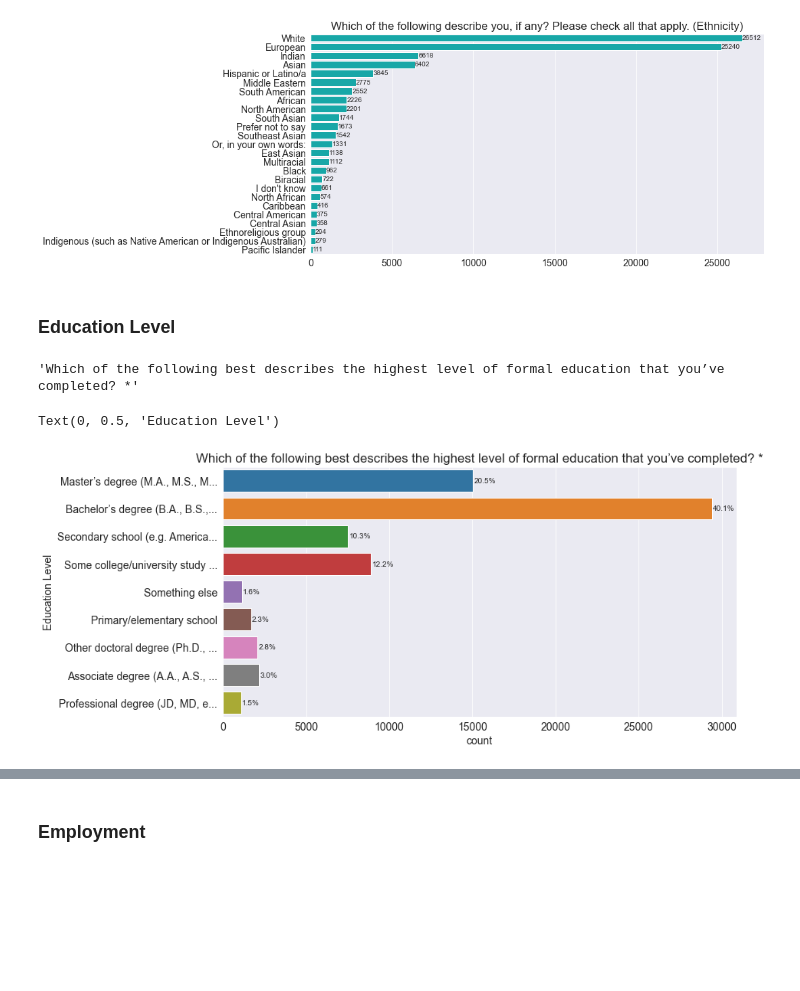
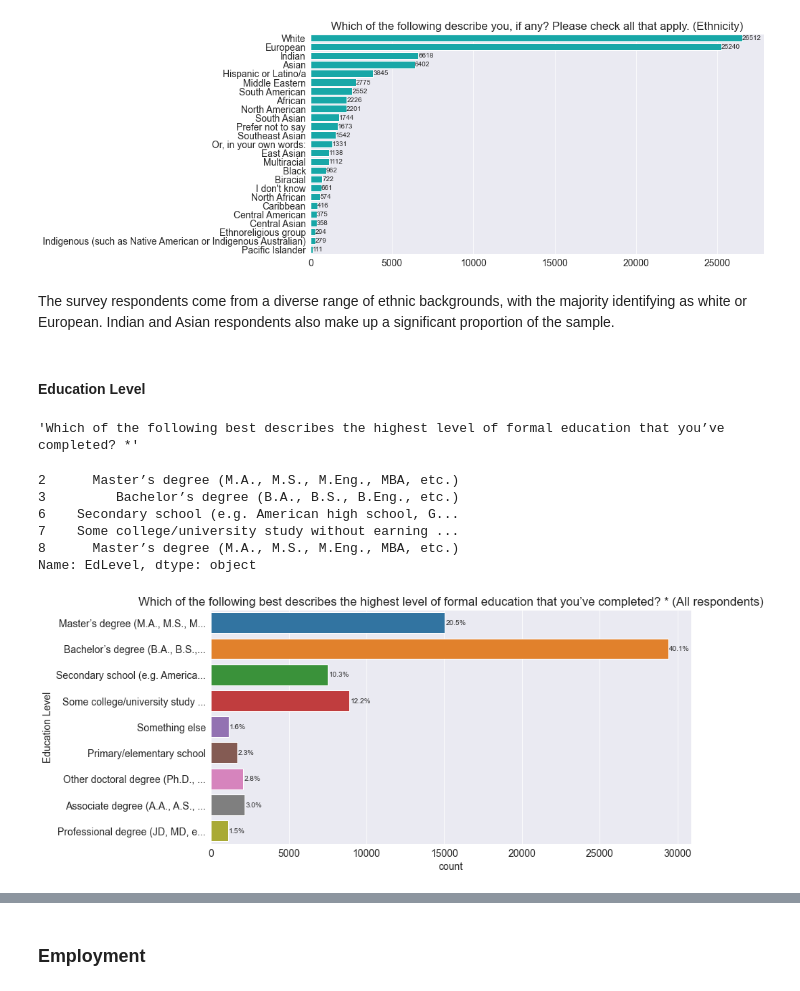
Before and after one commit to hemanth-sharma/Stackoverflow-Survey-2022-Data-Exploration, a Jupyter notebook: Stack_overflow.ipynb, the cells around one changed output, grey strips where cells are left out. Drawn from its saved outputs; the diff is of its cells as text; code cells hidden in the pictures; blank space fills up the shorter version.

```diff
--- a/Stack_overflow.ipynb
+++ b/Stack_overflow.ipynb
@@ -506,30 +482,44 @@ for i, v in enumerate(race_total_series.sort_values(ascending=False)):
 plt.show()
 # %% [output]
 [figure]
+# %% [markdown]
+The survey respondents come from a diverse range of ethnic backgrounds, with the majority identifying as white or European. Indian and Asian respondents also make up a significant proportion of the sample.
 # %% [markdown]
-### Education Level
+#### Education Level
 # %%
 questionsData['EdLevel']
 # %% [output]
 'Which of the following best describes the highest level of formal education that you’ve completed? *'
+# %%
+survey_df['EdLevel'].dropna().head()
+# survey_df['EdLevel'].value_counts()
+# %% [output]
+2      Master’s degree (M.A., M.S., M.Eng., MBA, etc.)
+3         Bachelor’s degree (B.A., B.S., B.Eng., etc.)
+6    Secondary school (e.g. American high school, G...
+7    Some college/university study without earning ...
+8      Master’s degree (M.A., M.S., M.Eng., MBA, etc.)
+Name: EdLevel, dtype: object
 # %%
 plt.figure(figsize=(12, 6))
-plt.title(questionsData['EdLevel'])
+plt.title(questionsData['EdLevel'] + " (All respondents)")
 ax = sns.countplot(y=survey_df.EdLevel)
 
-# Fixing y axis labels
-labels = [label.get_text()[:30] + '...' if len(label.get_text()) > 30 else label.get_text() for label in plt.gca().get_yticklabels()]
-plt.gca().set_yticklabels(labels)
+def design_graph(given_df):
+    # Fixing y axis labels
+    labels = [label.get_text()[:30] + '...' if len(label.get_text()) > 30 else label.get_text() for label in plt.gca().get_yticklabels()]
+    plt.gca().set_yticklabels(labels)
 
-# To show percentage
-total = len(survey_df)
-for p in ax.patches:
-    percentage = '{:.1f}%'.format(100 * p.get_width() / total)
-    x = p.get_x() + p.get_width() + 50
-    y = p.get_y() + p.get_height() / 2
-    ax.text(x, y, percentage, ha='left', va='center', fontsize=10)
-# Set the y-axis label
-plt.ylabel('Education Level')
+    # To show percentage
+    total = len(given_df)
+    for p in ax.patches:
+        percentage = '{:.1f}%'.format(100 * p.get_width() / total)
+        x = p.get_x() + p.get_width() + 50
+        y = p.get_y() + p.get_height() / 2
+        ax.text(x, y, percentage, ha='left', va='center', fontsize=10)
+    # Set the y-axis label
+    plt.ylabel('Education Level')
+
+design_graph(survey_df)
 # %% [output]
-Text(0, 0.5, 'Education Level')
-[figure, old version]
+[figure, new version]
```
Also changed, not shown: parts of 62 cells of this notebook.
